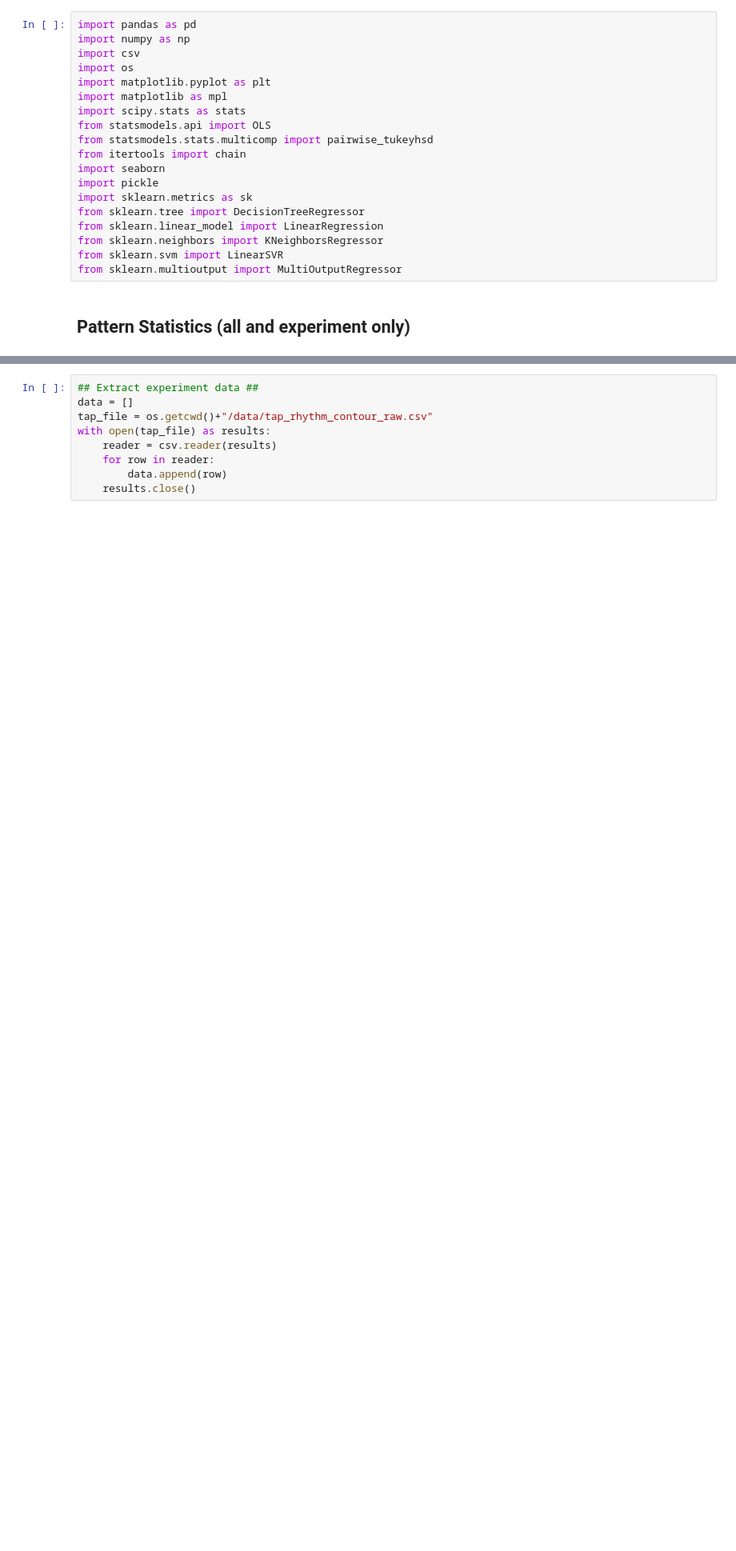
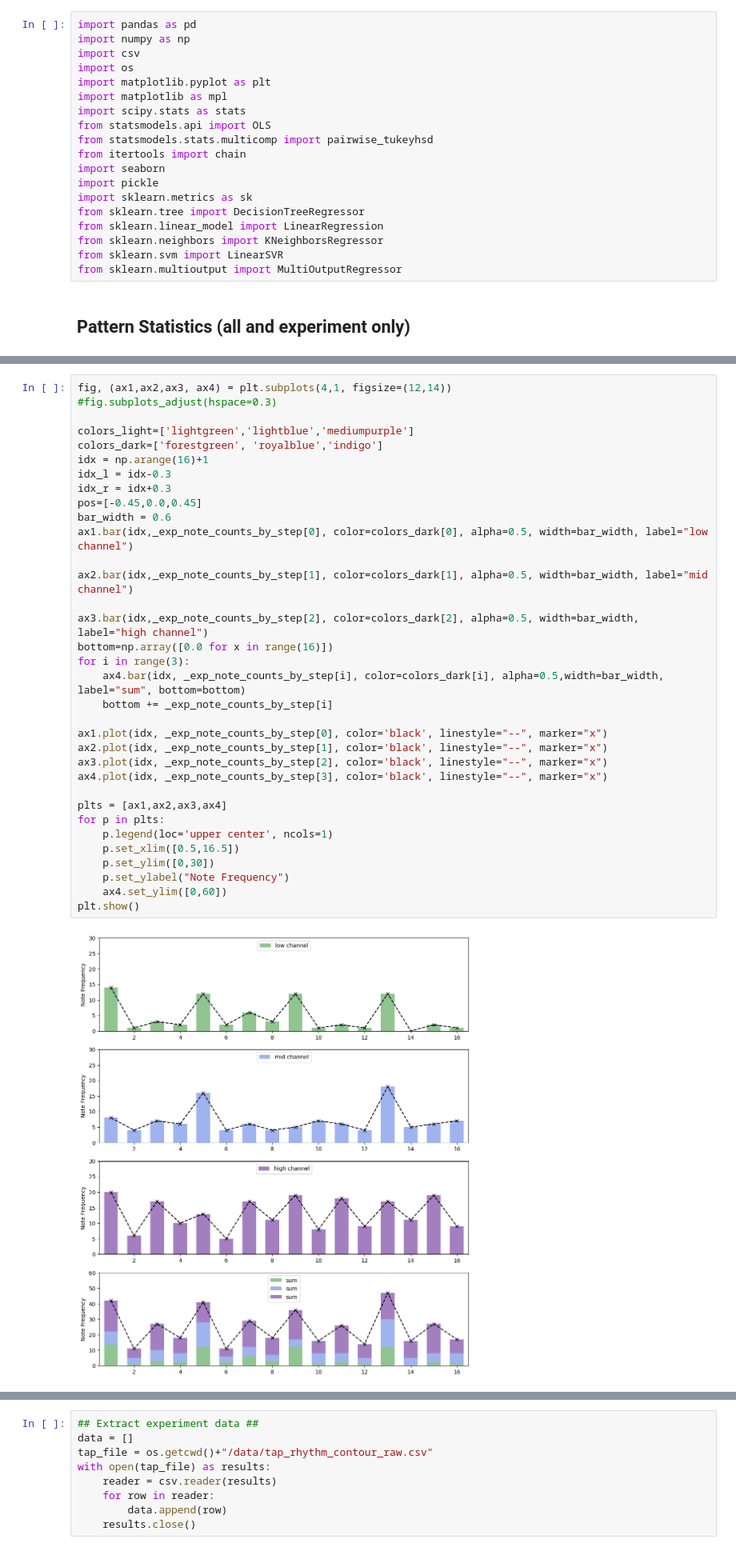
Before and after one commit to peter-clark/investigating-human-tapping-behavior-polyphonic-rhythms, a Jupyter notebook: 6-Tapping_Rhythmic_Contour_of_Polyphonic_Rhythms.ipynb, the cells around one changed output, grey strips where cells are left out. Shown at 80% size. Cells and saved outputs as stored; diff of their text form; blank space fills up the shorter version.

```diff
--- a/6-Tapping_Rhythmic_Contour_of_Polyphonic_Rhythms.ipynb
+++ b/6-Tapping_Rhythmic_Contour_of_Polyphonic_Rhythms.ipynb
@@ -29,0 +149,36 @@ print(len(patterns))
+# %%
+fig, (ax1,ax2,ax3, ax4) = plt.subplots(4,1, figsize=(12,14))
+#fig.subplots_adjust(hspace=0.3)
+
+colors_light=['lightgreen','lightblue','mediumpurple']
+colors_dark=['forestgreen', 'royalblue','indigo']
+idx = np.arange(16)+1
+idx_l = idx-0.3
+idx_r = idx+0.3
+pos=[-0.45,0.0,0.45]
+bar_width = 0.6
+ax1.bar(idx,_exp_note_counts_by_step[0], color=colors_dark[0], alpha=0.5, width=bar_width, label="low channel")
+
+ax2.bar(idx,_exp_note_counts_by_step[1], color=colors_dark[1], alpha=0.5, width=bar_width, label="mid channel")
+
+ax3.bar(idx,_exp_note_counts_by_step[2], color=colors_dark[2], alpha=0.5, width=bar_width, label="high channel")
+bottom=np.array([0.0 for x in range(16)])
+for i in range(3):
+    ax4.bar(idx, _exp_note_counts_by_step[i], color=colors_dark[i], alpha=0.5,width=bar_width, label="sum", bottom=bottom)
+    bottom += _exp_note_counts_by_step[i]
+
+ax1.plot(idx, _exp_note_counts_by_step[0], color='black', linestyle="--", marker="x")
+ax2.plot(idx, _exp_note_counts_by_step[1], color='black', linestyle="--", marker="x")
+ax3.plot(idx, _exp_note_counts_by_step[2], color='black', linestyle="--", marker="x")
+ax4.plot(idx, _exp_note_counts_by_step[3], color='black', linestyle="--", marker="x")
+
+plts = [ax1,ax2,ax3,ax4]
+for p in plts:
+    p.legend(loc='upper center', ncols=1)
+    p.set_xlim([0.5,16.5])
+    p.set_ylim([0,30])
+    p.set_ylabel("Note Frequency")
+    ax4.set_ylim([0,60])
+plt.show()
+# %% [output]
+[figure, added]
```
Also changed, not shown: parts of 10 cells of this notebook, 3 other files.
